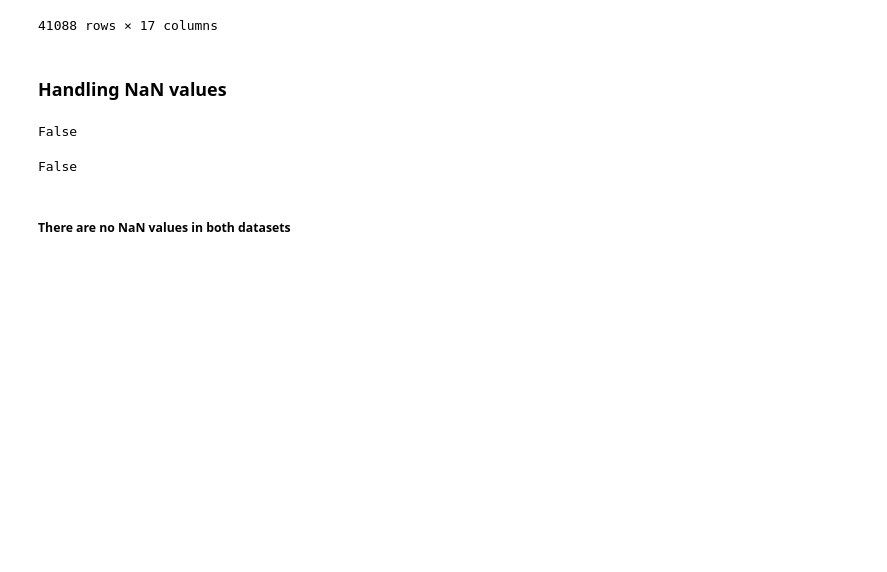
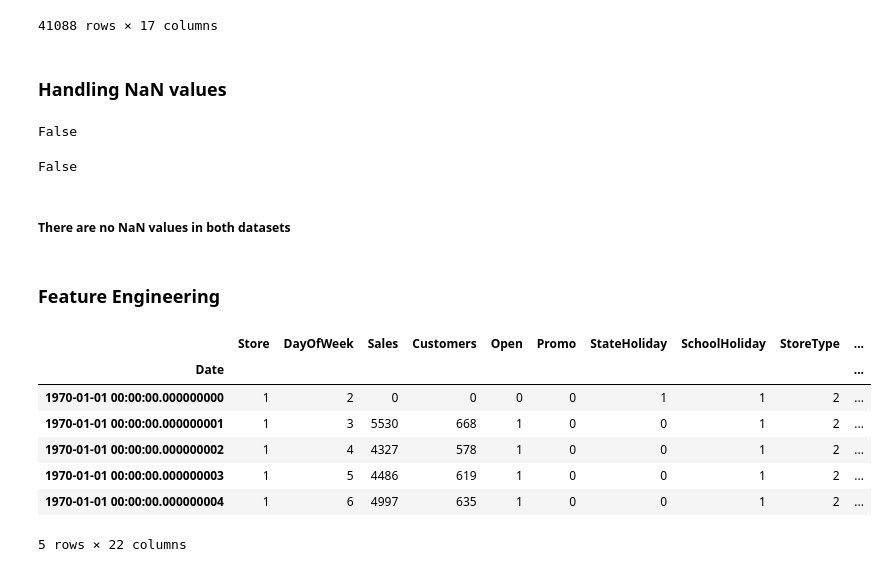
Before and after one commit to Tilda98/Pharmaceutical-Sales-Prediction, a Jupyter notebook: notebooks/pre-processing.ipynb, the cells around one changed output. Cells and saved outputs as stored; diff of their text form; code cells hidden in the pictures; blank space fills up the shorter version.

Commit message:
Feature Engineering

```diff
--- a/notebooks/pre-processing.ipynb
+++ b/notebooks/pre-processing.ipynb
@@ -252,3 +252,30 @@ test_store.isnull().values.any()
 False
 # %% [markdown]
 ##### There are no NaN values in both datasets
+# %% [markdown]
+### Feature Engineering
+# %%
+# Generating new features from Date column
+
+train_store.sort_values(["Store","Date"], ignore_index=True, inplace=True)
+test_store.sort_values(["Store","Date"], ignore_index=True, inplace=True)
+
+for dataset in (train_store,test_store):
+    dataset['Date'] = pd.to_datetime(dataset['Date'])
+    dataset['Day'] = dataset.Date.dt.day
+    dataset['Month'] = dataset.Date.dt.month
+    dataset['Year'] = dataset.Date.dt.year
+    dataset['DayOfYear'] = dataset.Date.dt.dayofyear
+    dataset['WeekOfYear'] = dataset.Date.dt.weekofyear
+    dataset.set_index('Date', inplace=True)
+# %%
+train_store.head()
+# %% [output]
+|  | Store | DayOfWeek | Sales | Customers | Open | Promo | StateHoliday | SchoolHoliday | StoreType | ... |
+| Date |  |  |  |  |  |  |  |  |  | ... |
+| 1970-01-01 00:00:00.000000000 | 1 | 2 | 0 | 0 | 0 | 0 | 1 | 1 | 2 | ... |
+| 1970-01-01 00:00:00.000000001 | 1 | 3 | 5530 | 668 | 1 | 0 | 0 | 1 | 2 | ... |
+| 1970-01-01 00:00:00.000000002 | 1 | 4 | 4327 | 578 | 1 | 0 | 0 | 1 | 2 | ... |
+| 1970-01-01 00:00:00.000000003 | 1 | 5 | 4486 | 619 | 1 | 0 | 0 | 1 | 2 | ... |
+| 1970-01-01 00:00:00.000000004 | 1 | 6 | 4997 | 635 | 1 | 0 | 0 | 1 | 2 | ... |
+5 rows × 22 columns
```
Also changed, not shown: parts of 1 cell of this notebook.
